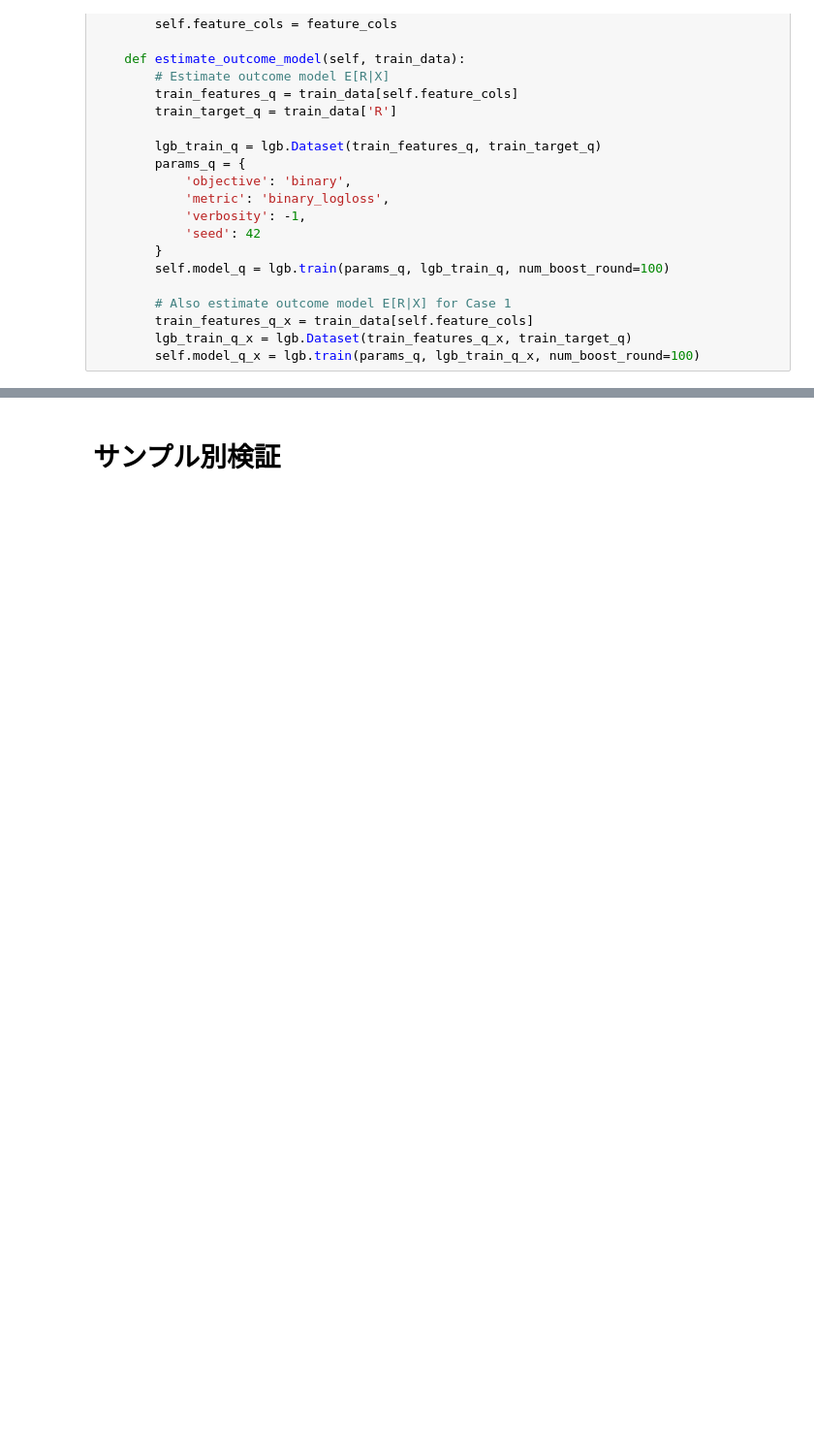
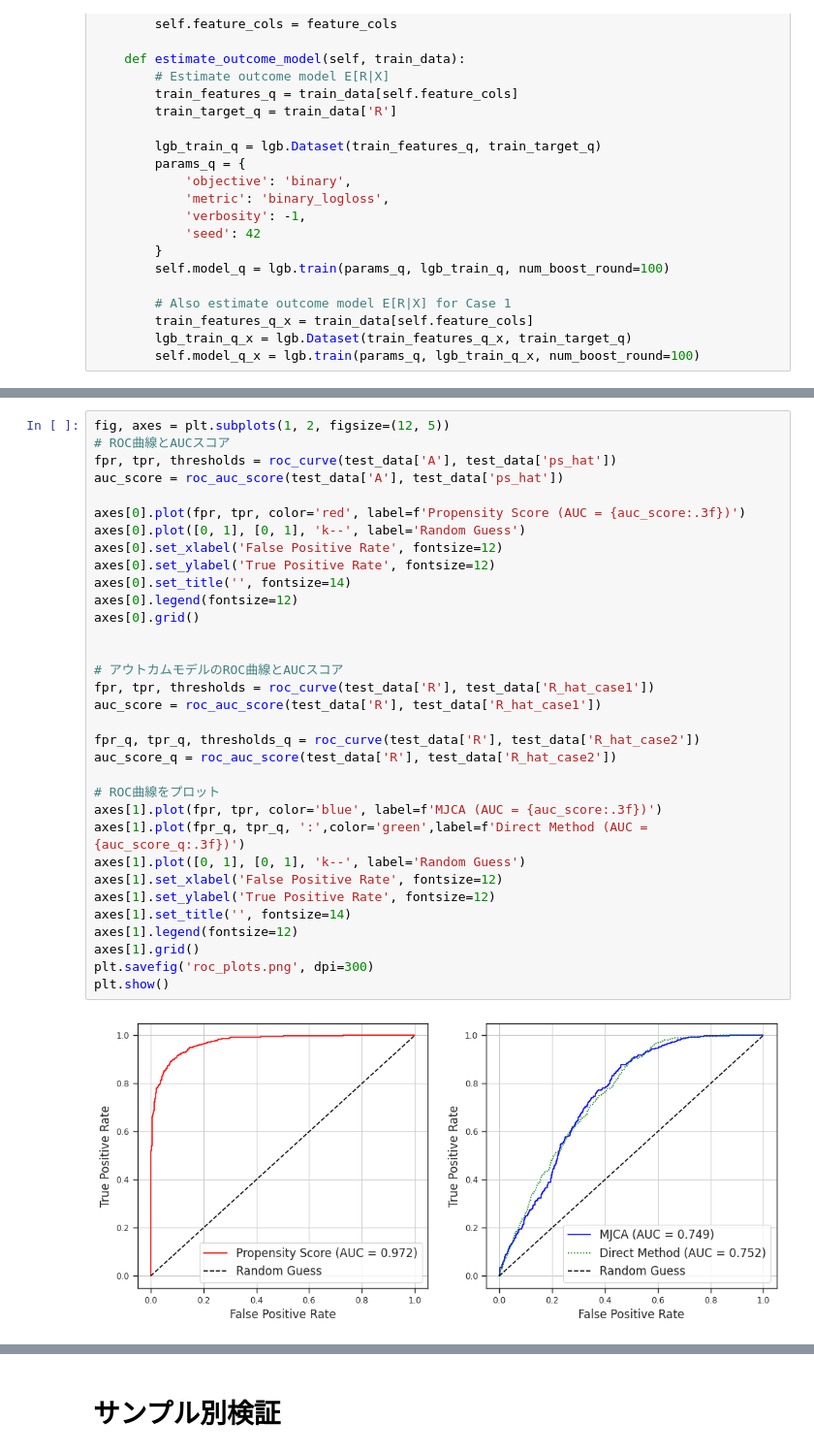
Before and after one commit to MasaAsami/commentary_mjca, a Jupyter notebook: notebooks/mjca_simdata.ipynb, the cells around one changed output, grey strips where cells are left out. Shown: that part at 97% size. Drawn from its saved outputs; the diff is of its cells as text; blank space fills up the shorter version.

```diff
--- a/notebooks/mjca_simdata.ipynb
+++ b/notebooks/mjca_simdata.ipynb
@@ -265,3 +354,38 @@ class MJCA:
+# %%
+fig, axes = plt.subplots(1, 2, figsize=(12, 5))
+# ROC曲線とAUCスコア
+fpr, tpr, thresholds = roc_curve(test_data['A'], test_data['ps_hat'])
+auc_score = roc_auc_score(test_data['A'], test_data['ps_hat'])
+
+axes[0].plot(fpr, tpr, color='red', label=f'Propensity Score (AUC = {auc_score:.3f})')
+axes[0].plot([0, 1], [0, 1], 'k--', label='Random Guess')
+axes[0].set_xlabel('False Positive Rate', fontsize=12)
+axes[0].set_ylabel('True Positive Rate', fontsize=12)
+axes[0].set_title('', fontsize=14)
+axes[0].legend(fontsize=12)
+axes[0].grid()
+
+
+# アウトカムモデルのROC曲線とAUCスコア
+fpr, tpr, thresholds = roc_curve(test_data['R'], test_data['R_hat_case1'])
+auc_score = roc_auc_score(test_data['R'], test_data['R_hat_case1'])
+
+fpr_q, tpr_q, thresholds_q = roc_curve(test_data['R'], test_data['R_hat_case2'])
+auc_score_q = roc_auc_score(test_data['R'], test_data['R_hat_case2'])
+
+# ROC曲線をプロット
+axes[1].plot(fpr, tpr, color='blue', label=f'MJCA (AUC = {auc_score:.3f})')
+axes[1].plot(fpr_q, tpr_q, ':',color='green',label=f'Direct Method (AUC = {auc_score_q:.3f})')
+axes[1].plot([0, 1], [0, 1], 'k--', label='Random Guess')
+axes[1].set_xlabel('False Positive Rate', fontsize=12)
+axes[1].set_ylabel('True Positive Rate', fontsize=12)
+axes[1].set_title('', fontsize=14)
+axes[1].legend(fontsize=12)
+axes[1].grid()
+plt.savefig('roc_plots.png', dpi=300)
+plt.show()
+# %% [output]
+[figure, added]
 # %%
 # @title シミュレーション関数定義
 
```
Also changed, not shown: parts of 12 cells of this notebook.
